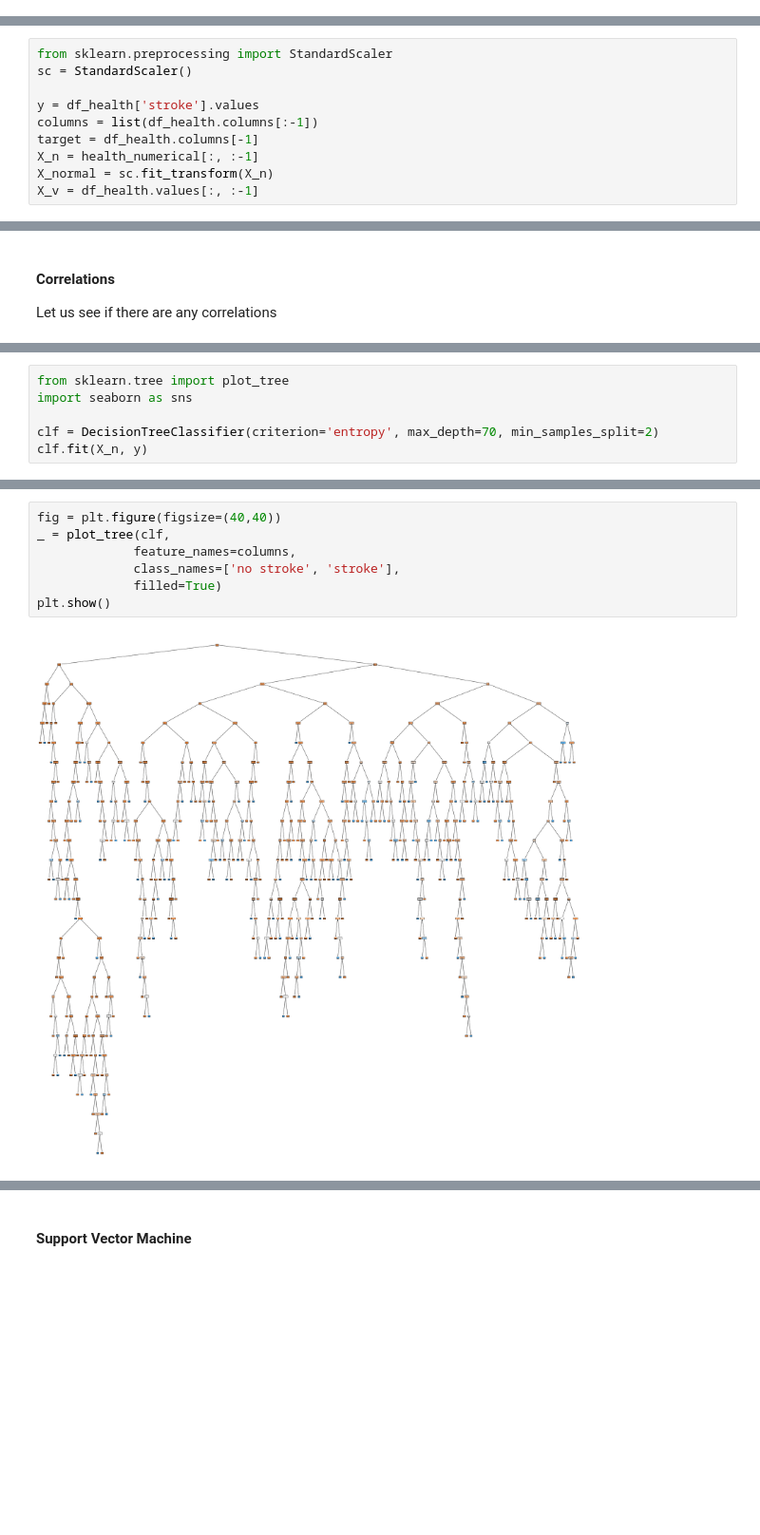
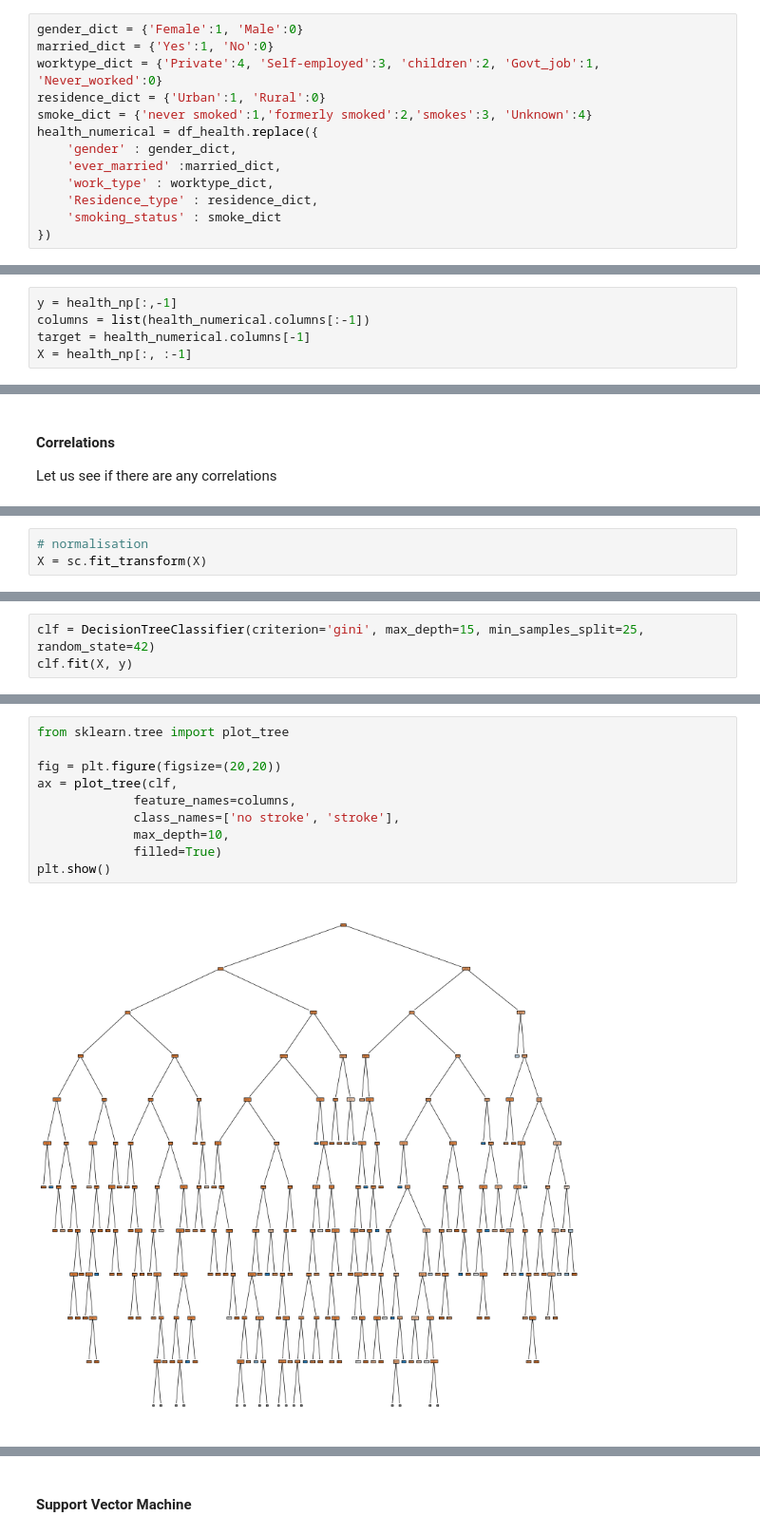
Before and after one commit to gabrysera/DataMining, a Jupyter notebook: DataMining_Marco_Gabriele.ipynb, the cells around one changed output, grey strips where cells are left out. Shown at 95% size. Drawn from its saved outputs; the diff is of its cells as text; blank space fills up the shorter version.

```diff
--- a/DataMining_Marco_Gabriele.ipynb
+++ b/DataMining_Marco_Gabriele.ipynb
@@ -111,14 +111,22 @@ print(df_health['bmi'].isna().sum())
+# %%
+gender_dict = {'Female':1, 'Male':0}
+married_dict = {'Yes':1, 'No':0}
+worktype_dict = {'Private':4, 'Self-employed':3, 'children':2, 'Govt_job':1, 'Never_worked':0}
+residence_dict = {'Urban':1, 'Rural':0}
+smoke_dict = {'never smoked':1,'formerly smoked':2,'smokes':3, 'Unknown':4}
+health_numerical = df_health.replace({
+    'gender' : gender_dict,
+    'ever_married' :married_dict,
+    'work_type' : worktype_dict,
+    'Residence_type' : residence_dict,
+    'smoking_status' : smoke_dict
+})
 # %%
 health_np = health_numerical.values
 # %% [markdown]
 Let also standardize the data to get rid of any scalars
 # %%
-from sklearn.preprocessing import StandardScaler
-sc = StandardScaler()
-
-y = df_health['stroke'].values
-columns = list(df_health.columns[:-1])
-target = df_health.columns[-1]
-X_n = health_numerical[:, :-1]
-X_normal = sc.fit_transform(X_n)
-X_v = df_health.values[:, :-1]
+y = health_np[:,-1]
+columns = list(health_numerical.columns[:-1])
+target = health_numerical.columns[-1]
+X = health_np[:, :-1]
@@ -177,0 +182,3 @@ Text(0.5, 1.0, 'Correlation Matrix')
+# %%
+# normalisation
+X = sc.fit_transform(X)
@@ -215,7 +224,4 @@ The 10 best hyper-parameters are:
 # %%
-from sklearn.tree import plot_tree
-import seaborn as sns
-
-clf = DecisionTreeClassifier(criterion='entropy', max_depth=70, min_samples_split=2)
-clf.fit(X_n, y)
+clf = DecisionTreeClassifier(criterion='gini', max_depth=15, min_samples_split=25, random_state=42)
+clf.fit(X, y)
 # %% [output]
@@ -225,11 +242,14 @@ Vizualize the tree to gain some imformation:
 # %%
-fig = plt.figure(figsize=(40,40))
-_ = plot_tree(clf,
+from sklearn.tree import plot_tree
+
+fig = plt.figure(figsize=(20,20))
+ax = plot_tree(clf,
              feature_names=columns,
              class_names=['no stroke', 'stroke'],
+             max_depth=10,
              filled=True)
 plt.show()
 # %% [output]
-[figure, old version]
+[figure, new version]
 # %% [markdown]
 #### Conclusion
```
Also changed, not shown: parts of 30 cells of this notebook.
